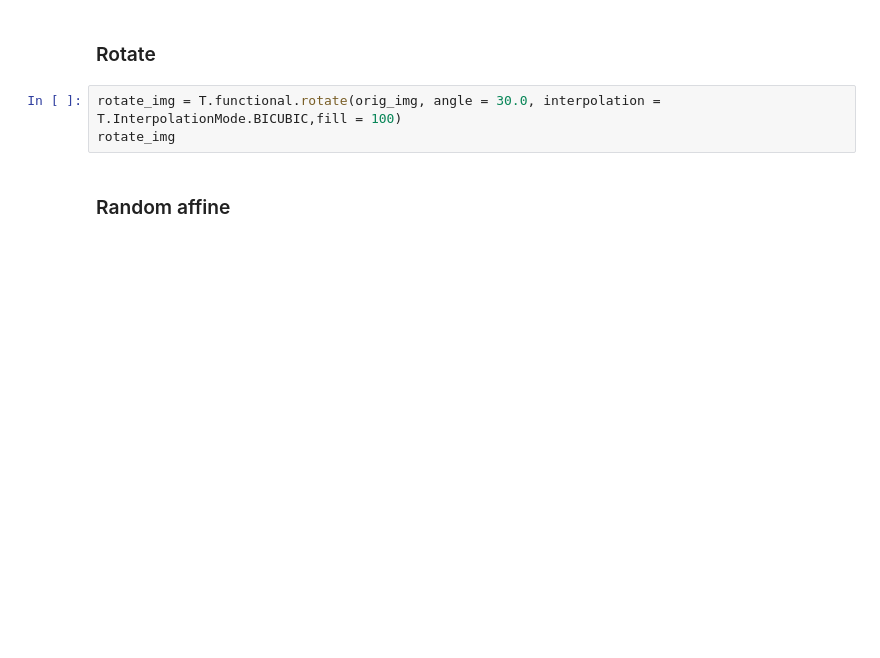
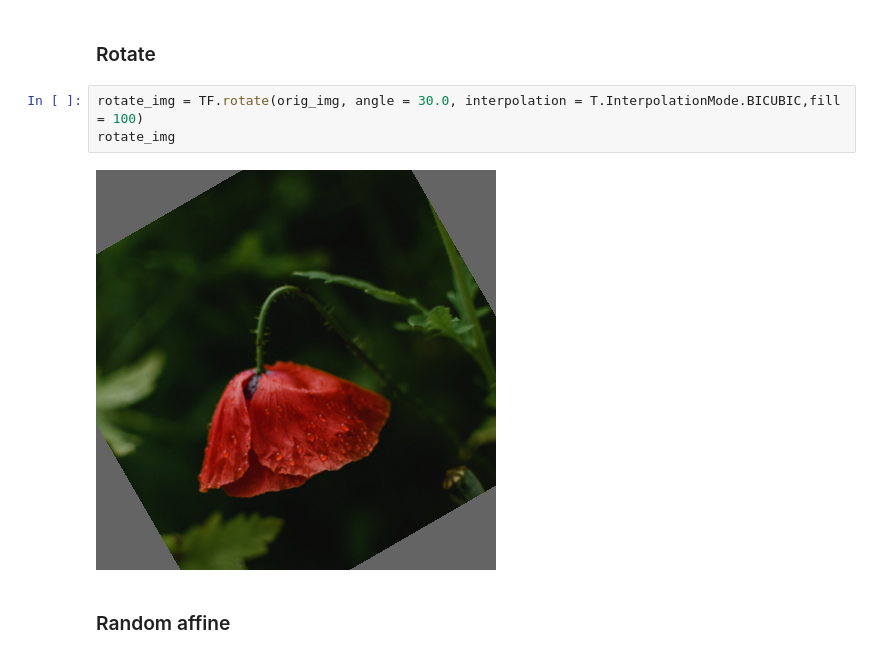
Before and after one commit to OliverThomaschewski/data_augmentation, a Jupyter notebook: data.ipynb, the cells around one changed output. Saved outputs shown, nothing was run; the diff lists cells and outputs as text; blank space fills up the shorter version.

```diff
--- a/data.ipynb
+++ b/data.ipynb
@@ -88,8 +98,10 @@ translate_img
 # %% [markdown]
 ### Rotate
 # %%
-rotate_img = T.functional.rotate(orig_img, angle = 30.0, interpolation = T.InterpolationMode.BICUBIC,fill = 100)
+rotate_img = TF.rotate(orig_img, angle = 30.0, interpolation = T.InterpolationMode.BICUBIC,fill = 100)
 rotate_img
+# %% [output]
+[figure, added]
 # %% [markdown]
 ### Random affine
 # %%
```
Also changed, not shown: parts of 19 cells of this notebook.
